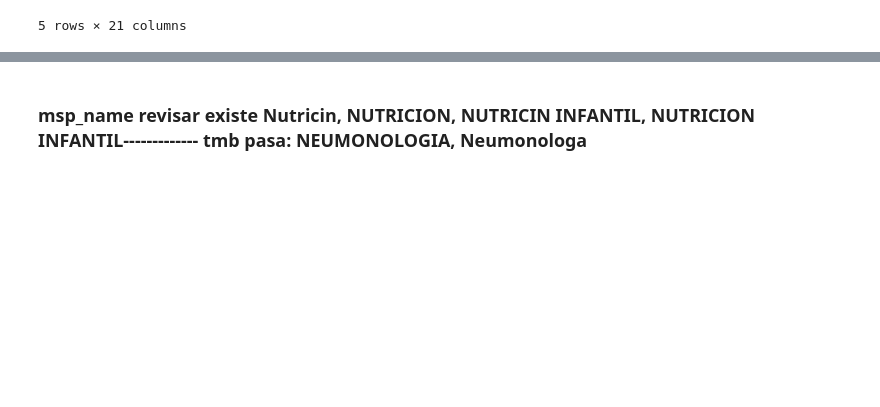
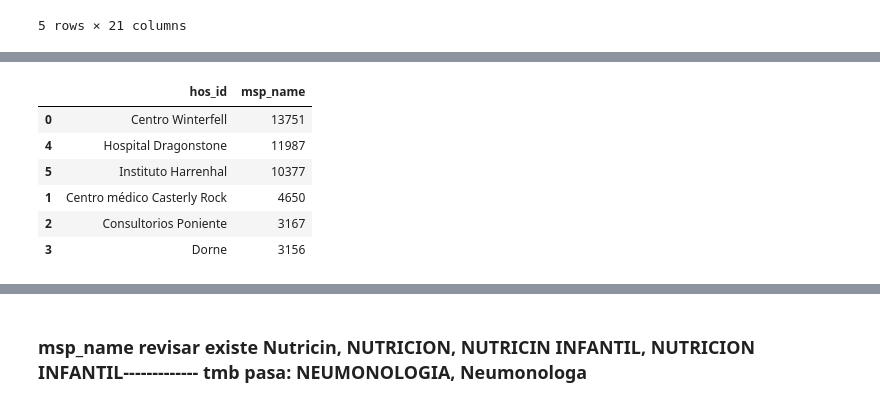
Before and after one commit to manufabregas/Dataset-Asistencia-a-turnos-m-dicos, a Jupyter notebook: Práctico_1_Análisis_y_visualización_de_datos.ipynb, the cells around one changed output, grey strips where cells are left out. Cells and saved outputs as stored; diff of their text form; code cells hidden in the pictures; blank space fills up the shorter version.

```diff
--- a/Práctico_1_Análisis_y_visualización_de_datos.ipynb
+++ b/Práctico_1_Análisis_y_visualización_de_datos.ipynb
@@ -266,0 +280,13 @@ El hospital con más heq_id es: Instituto Harrenhal con 10 heq_id.
+# %%
+#Visualizamos la cantidad de turnos por Hospital
+mayores_turnos=base_turnos.copy()
+mayores_turnos=mayores_turnos.groupby(['hos_id'],as_index=False)['msp_name'].count().sort_values('msp_name',ascending=False)
+mayores_turnos
+# %% [output]
+|  | hos_id | msp_name |
+| 0 | Centro Winterfell | 13751 |
+| 4 | Hospital Dragonstone | 11987 |
+| 5 | Instituto Harrenhal | 10377 |
+| 1 | Centro médico Casterly Rock | 4650 |
+| 2 | Consultorios Poniente | 3167 |
+| 3 | Dorne | 3156 |
```
Also changed, not shown: parts of 16 cells of this notebook.
